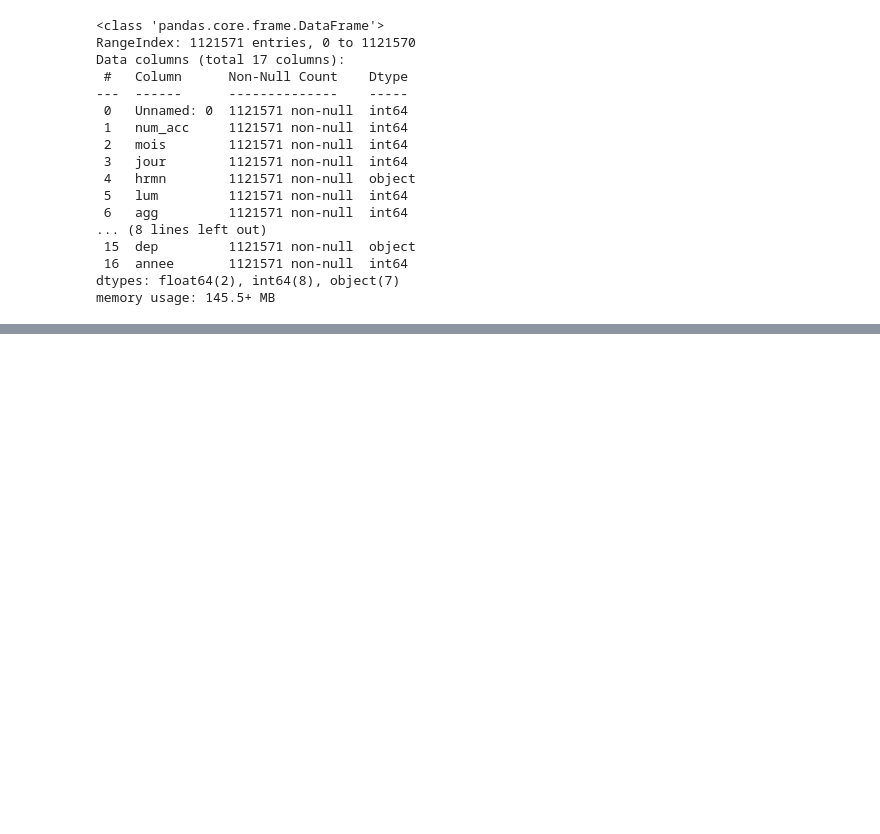
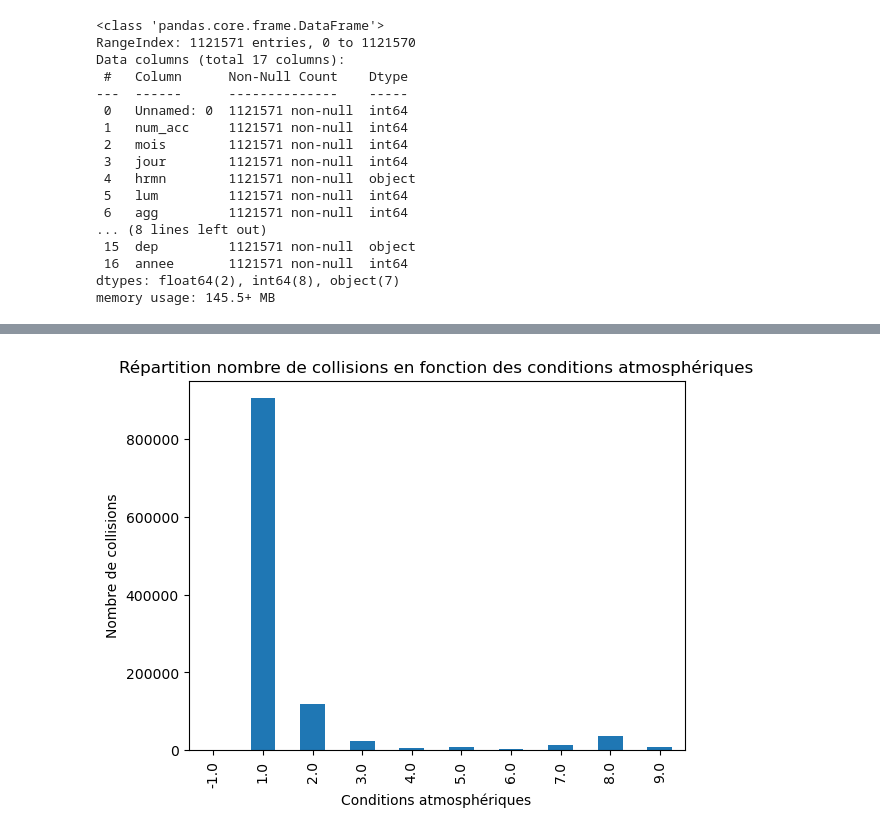
Before and after one commit to DataScientest-Studio/MAR23_CDS_Accidents_Routier-, a Jupyter notebook: notebooks/caracteristiques.ipynb, the cells around one changed output, grey strips where cells are left out. Saved outputs shown, nothing was run; the diff lists cells and outputs as text; code cells hidden in the pictures; blank space fills up the shorter version.

```diff
--- a/notebooks/caracteristiques.ipynb
+++ b/notebooks/caracteristiques.ipynb
@@ -744,0 +379,29 @@ dtype: int64
+# %%
+# Calcul du nombre de collisions en fonction des conditions atmosphériques
+counts = carac['atm'].value_counts()
+
+# Tri selon les conditions atmosphériques
+counts = counts.sort_index()
+
+# Répartition nombre de collisions en fonction des conditions atmosphériques
+counts.plot(kind='bar')
+
+plt.title("Répartition nombre de collisions en fonction des conditions atmosphériques")
+plt.xlabel("Conditions atmosphériques")
+plt.ylabel("Nombre de collisions")
+
+plt.show()
+
+# Conditions atmosphériques :
+-1 – Non renseigné
+1 – Normale
+2 – Pluie légère
+3 – Pluie forte
+4 – Neige - grêle
+5 – Brouillard - fumée
+6 – Vent fort - tempête
+7 – Temps éblouissant
+8 – Temps couvert
+9 – Autre
+# %% [output]
+[figure, added]
```
Also changed, not shown: parts of 107 cells of this notebook.
